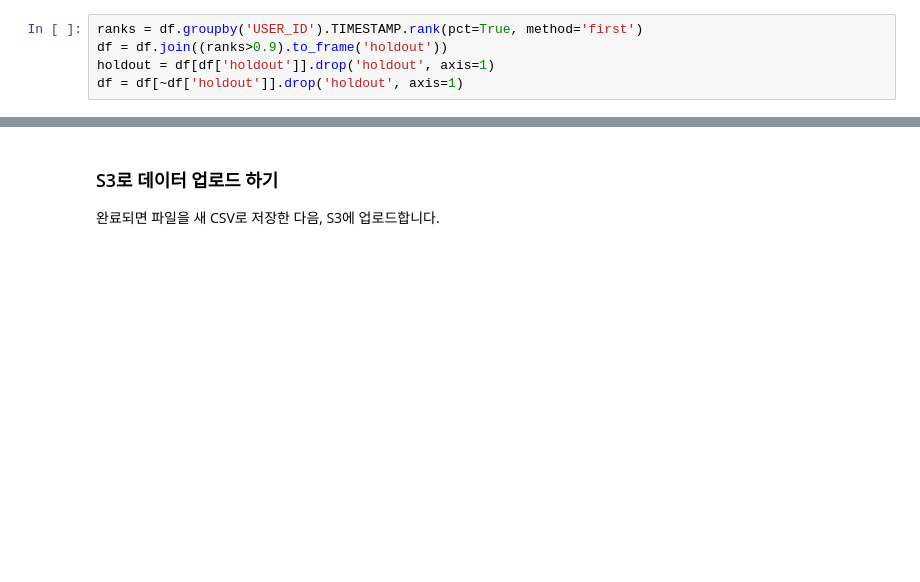
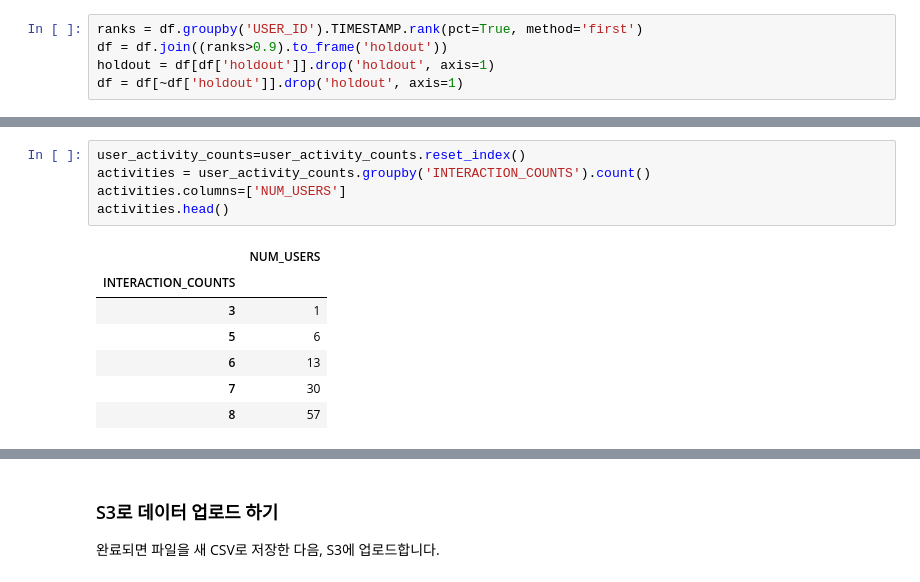
Before and after one commit to jihys/startup-personalize-workshop, a Jupyter notebook: 1.Validating_and_Importing_User_Item_Interaction_Data.ipynb, the cells around one changed output, grey strips where cells are left out. Drawn from its saved outputs; the diff is of its cells as text; blank space fills up the shorter version.

```diff
--- a/1.Validating_and_Importing_User_Item_Interaction_Data.ipynb
+++ b/1.Validating_and_Importing_User_Item_Interaction_Data.ipynb
@@ -157,0 +273,13 @@ holdout
+# %%
+user_activity_counts=user_activity_counts.reset_index()
+activities = user_activity_counts.groupby('INTERACTION_COUNTS').count()
+activities.columns=['NUM_USERS']
+activities.head()
+# %% [output]
+|  | NUM_USERS |
+| INTERACTION_COUNTS |  |
+| 3 | 1 |
+| 5 | 6 |
+| 6 | 13 |
+| 7 | 30 |
+| 8 | 57 |
```
Also changed, not shown: parts of 31 cells of this notebook, 9 other files.
